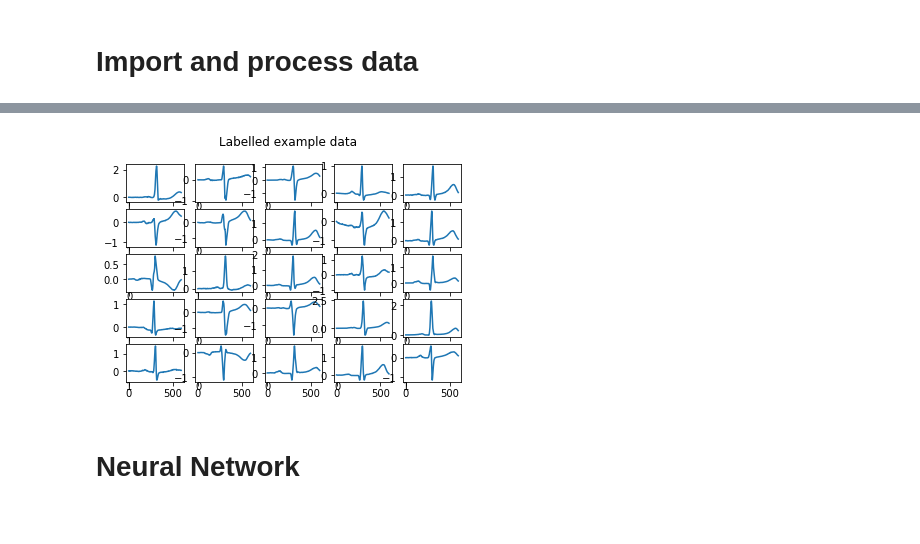
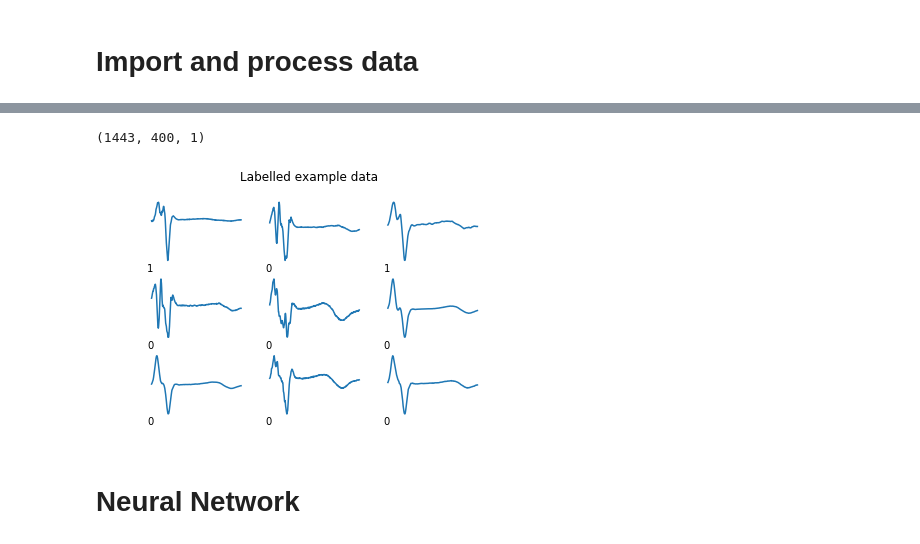
Before and after one commit to Smith42/neuralnet-mcg, a Jupyter notebook: prototypeThree-cleanECG.ipynb, the cells around one changed output, grey strips where cells are left out. Saved outputs shown, nothing was run; the diff lists cells and outputs as text; code cells hidden in the pictures.

```diff
--- a/prototypeThree-cleanECG.ipynb
+++ b/prototypeThree-cleanECG.ipynb
@@ -56,21 +81,0 @@ Shape: (15, 120011)
-# %%
-# Various plots...
-fig, ((a,b),(c,d),(e,f)) = plt.subplots(3,2)
-for i in np.arange(0,15):
-    a.plot(healthPat0[i,0:20000])
-    a.set_xticks([])
-for i in np.arange(0,15):
-    b.plot(illPat0[i,0:20000])
-    b.set_xticks([])
-for i in np.arange(0,15):
-    c.plot(healthPat1[i,0:20000])
-    c.set_xticks([])
-for i in np.arange(0,15):
-    d.plot(illPat1[i,0:20000])
-    d.set_xticks([])
-for i in np.arange(0,15):
-    e.plot(healthPat2[i,0:20000])
-    e.set_xticks([])
-for i in np.arange(0,15):
-    f.plot(illPat2[i,0:20000])
-    f.set_xticks([])
@@ -203,8 +314,10 @@ healthy samples 7028
 # %%
-visualiseData(ecgData, classData, 5, True)
+print(ecgData.shape)
+visualiseData(ecgData, classData, 3, False)
 #plt.savefig("./outData/figures/exampleDataECGundiff.pdf")
 # %% [output]
+(1443, 400, 1)
-[figure, old version]
+[figure, new version]
 # %% [markdown]
 # Neural Network
 # %%
```
Also changed, not shown: parts of 9 cells of this notebook, 50 other files.
